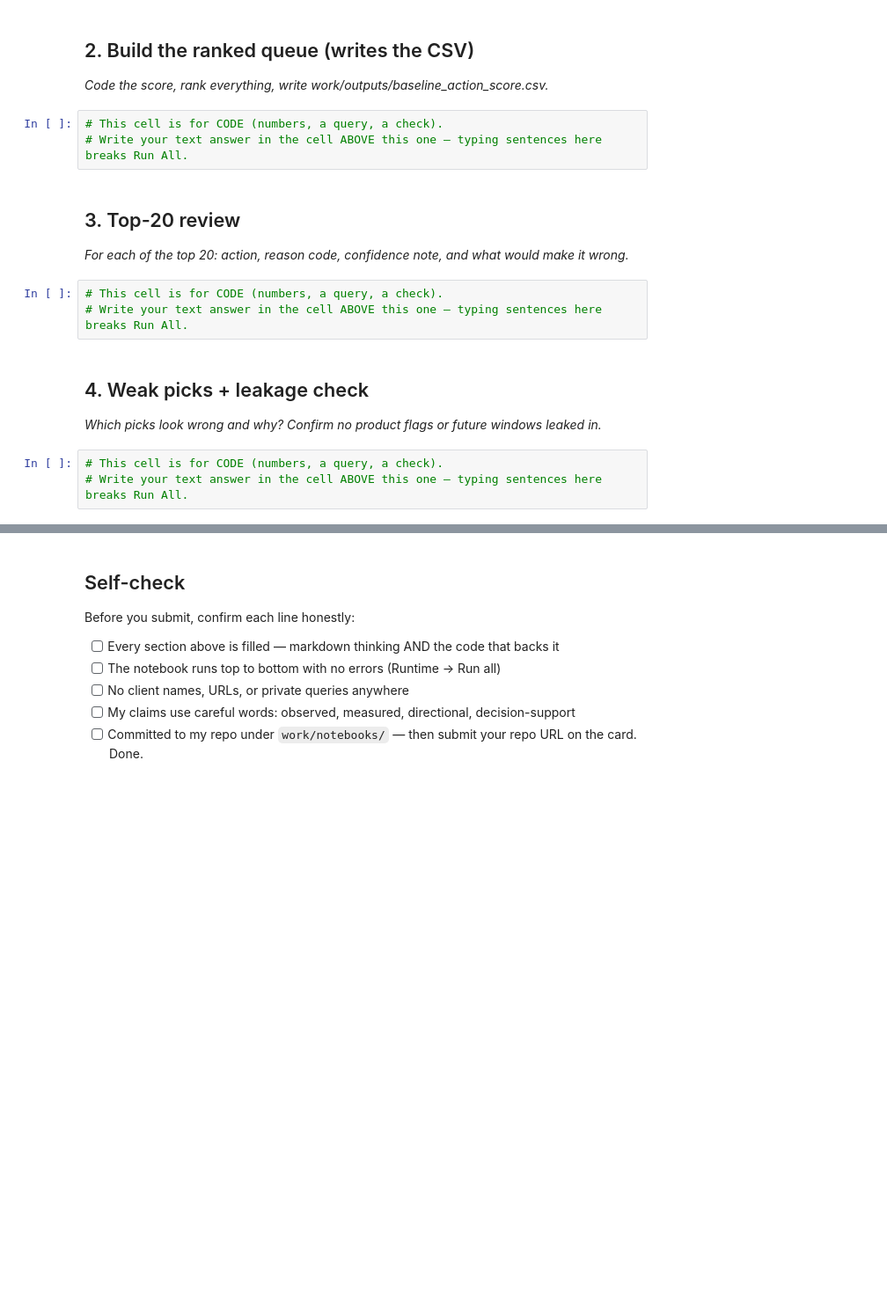
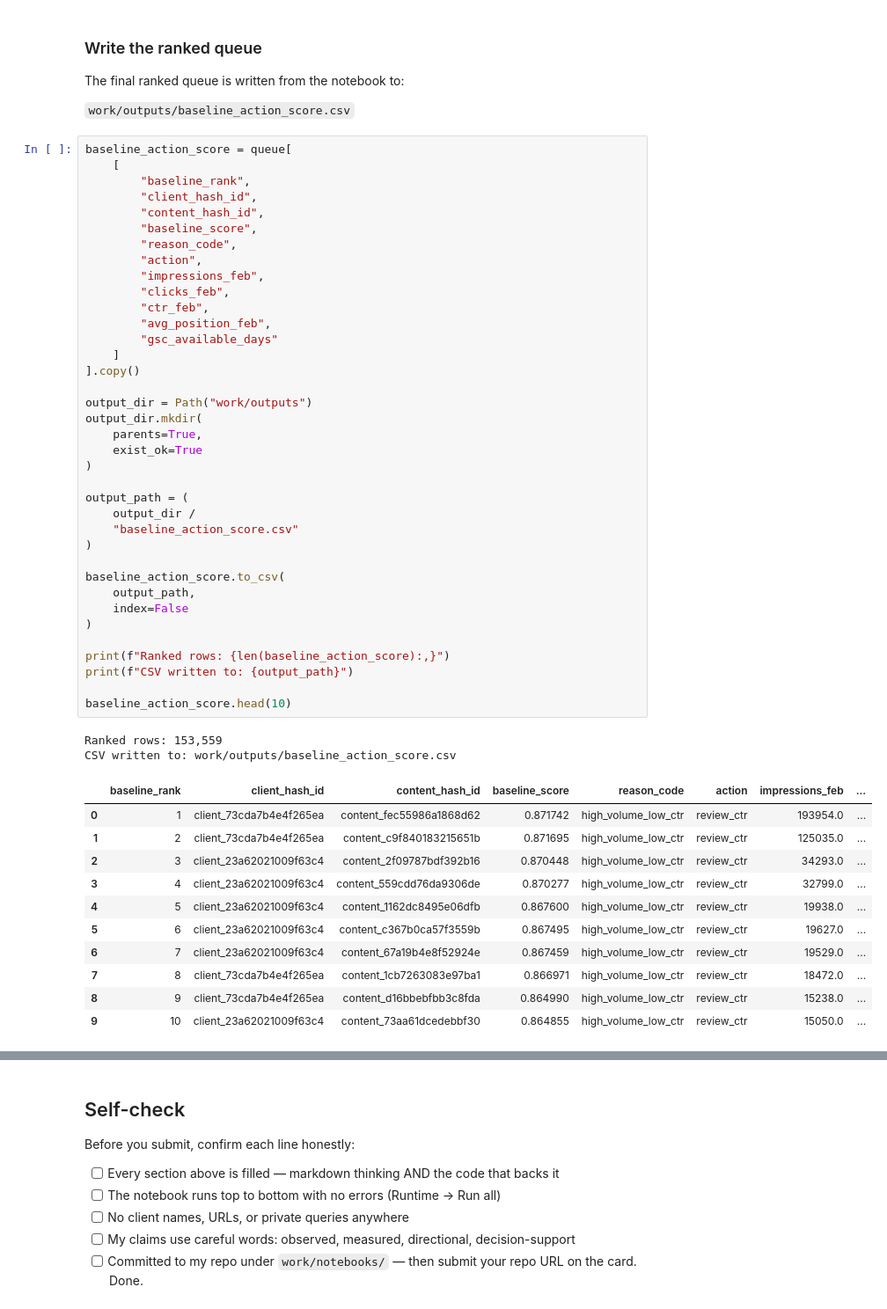
Before and after one commit to Miaxrz/ML-Internship-Starter, a Jupyter notebook: work/notebooks/w04_baseline_score.ipynb, the cells around one changed output, grey strips where cells are left out. Shown at 88% size. Cells and saved outputs as stored; diff of their text form; blank space fills up the shorter version.

```diff
--- a/work/notebooks/w04_baseline_score.ipynb
+++ b/work/notebooks/w04_baseline_score.ipynb
@@ -16,21 +366,57 @@ This skeleton is yours to fill. Work the sections **in order** — each one has
 # %% [markdown]
-## 2. Build the ranked queue (writes the CSV)
+### Write the ranked queue
 
-*Code the score, rank everything, write work/outputs/baseline_action_score.csv.*
+The final ranked queue is written from the notebook to:
+
+`work/outputs/baseline_action_score.csv`
-# %%
-# This cell is for CODE (numbers, a query, a check).
-# Write your text answer in the cell ABOVE this one — typing sentences here breaks Run All.
-# %% [markdown]
-## 3. Top-20 review
-
-*For each of the top 20: action, reason code, confidence note, and what would make it wrong.*
-# %%
-# This cell is for CODE (numbers, a query, a check).
-# Write your text answer in the cell ABOVE this one — typing sentences here breaks Run All.
-# %% [markdown]
-## 4. Weak picks + leakage check
-
-*Which picks look wrong and why? Confirm no product flags or future windows leaked in.*
-# %%
-# This cell is for CODE (numbers, a query, a check).
-# Write your text answer in the cell ABOVE this one — typing sentences here breaks Run All.
+# %%
+baseline_action_score = queue[
+    [
+        "baseline_rank",
+        "client_hash_id",
+        "content_hash_id",
+        "baseline_score",
+        "reason_code",
+        "action",
+        "impressions_feb",
+        "clicks_feb",
+        "ctr_feb",
+        "avg_position_feb",
+        "gsc_available_days"
+    ]
+].copy()
+
+output_dir = Path("work/outputs")
+output_dir.mkdir(
+    parents=True,
+    exist_ok=True
+)
+
+output_path = (
+    output_dir /
+    "baseline_action_score.csv"
+)
+
+baseline_action_score.to_csv(
+    output_path,
+    index=False
+)
+
+print(f"Ranked rows: {len(baseline_action_score):,}")
+print(f"CSV written to: {output_path}")
+
+baseline_action_score.head(10)
+# %% [output]
+Ranked rows: 153,559
+CSV written to: work/outputs/baseline_action_score.csv
+|  | baseline_rank | client_hash_id | content_hash_id | baseline_score | reason_code | action | impressions_feb | ... |
+| 0 | 1 | client_73cda7b4e4f265ea | content_fec55986a1868d62 | 0.871742 | high_volume_low_ctr | review_ctr | 193954.0 | ... |
+| 1 | 2 | client_73cda7b4e4f265ea | content_c9f840183215651b | 0.871695 | high_volume_low_ctr | review_ctr | 125035.0 | ... |
+| 2 | 3 | client_23a62021009f63c4 | content_2f09787bdf392b16 | 0.870448 | high_volume_low_ctr | review_ctr | 34293.0 | ... |
+| 3 | 4 | client_23a62021009f63c4 | content_559cdd76da9306de | 0.870277 | high_volume_low_ctr | review_ctr | 32799.0 | ... |
+| 4 | 5 | client_23a62021009f63c4 | content_1162dc8495e06dfb | 0.867600 | high_volume_low_ctr | review_ctr | 19938.0 | ... |
+| 5 | 6 | client_23a62021009f63c4 | content_c367b0ca57f3559b | 0.867495 | high_volume_low_ctr | review_ctr | 19627.0 | ... |
+| 6 | 7 | client_23a62021009f63c4 | content_67a19b4e8f52924e | 0.867459 | high_volume_low_ctr | review_ctr | 19529.0 | ... |
+| 7 | 8 | client_73cda7b4e4f265ea | content_1cb7263083e97ba1 | 0.866971 | high_volume_low_ctr | review_ctr | 18472.0 | ... |
+| 8 | 9 | client_73cda7b4e4f265ea | content_d16bbebfbb3c8fda | 0.864990 | high_volume_low_ctr | review_ctr | 15238.0 | ... |
+| 9 | 10 | client_23a62021009f63c4 | content_73aa61dcedebbf30 | 0.864855 | high_volume_low_ctr | review_ctr | 15050.0 | ... |
```
Also changed, not shown: parts of 19 cells of this notebook.
